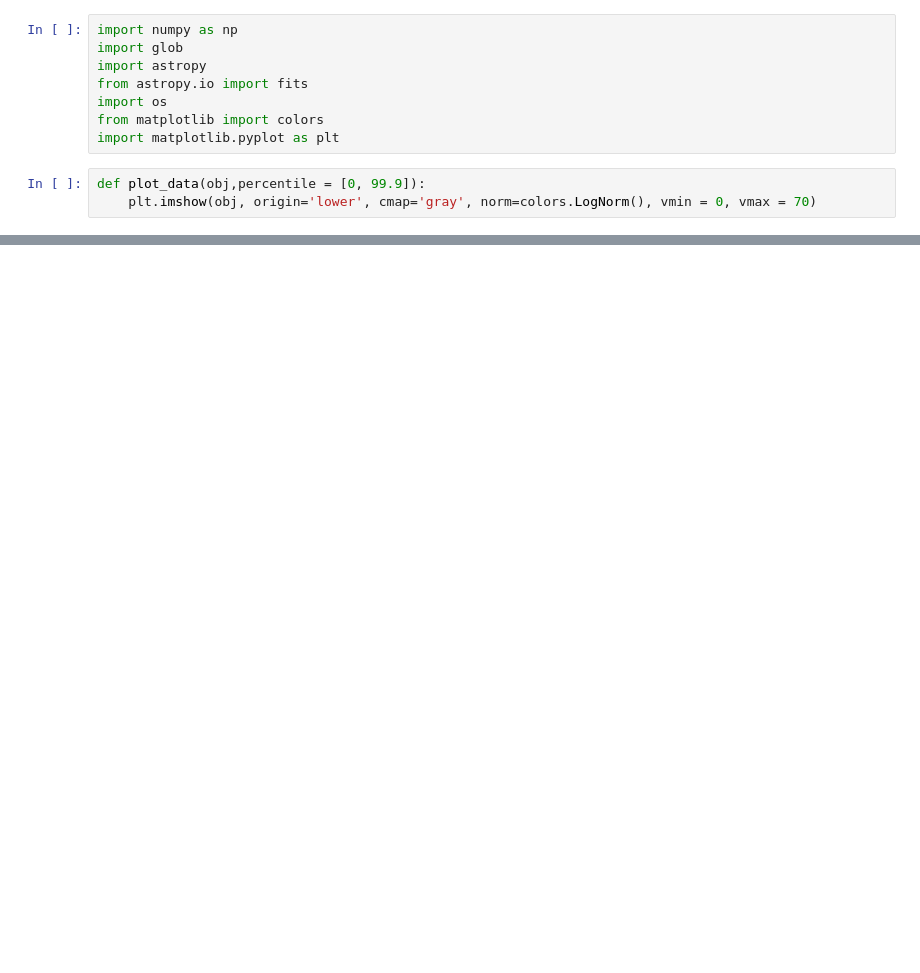
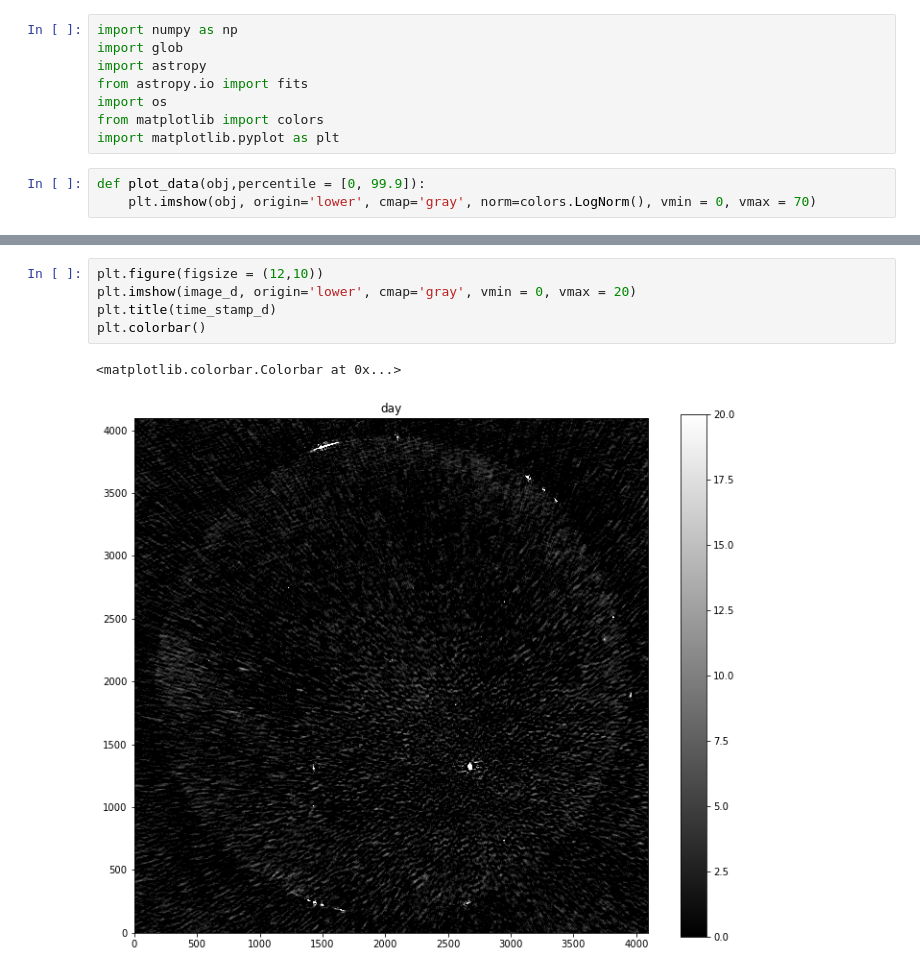
Before and after one commit to Hallflower20/lwa-snapshot-imaging, a Jupyter notebook: imaging.ipynb, the cells around one changed output, grey strips where cells are left out. Drawn from its saved outputs; the diff is of its cells as text; blank space fills up the shorter version.

```diff
--- a/imaging.ipynb
+++ b/imaging.ipynb
@@ -29,0 +32,8 @@ plt.colorbar()
+# %%
+plt.figure(figsize = (12,10))
+plt.imshow(image_d, origin='lower', cmap='gray', vmin = 0, vmax = 20)
+plt.title(time_stamp_d)
+plt.colorbar()
+# %% [output]
+<matplotlib.colorbar.Colorbar at 0x...>
+[figure, added]
```
Also changed, not shown: parts of 5 cells of this notebook, 18 other files.
